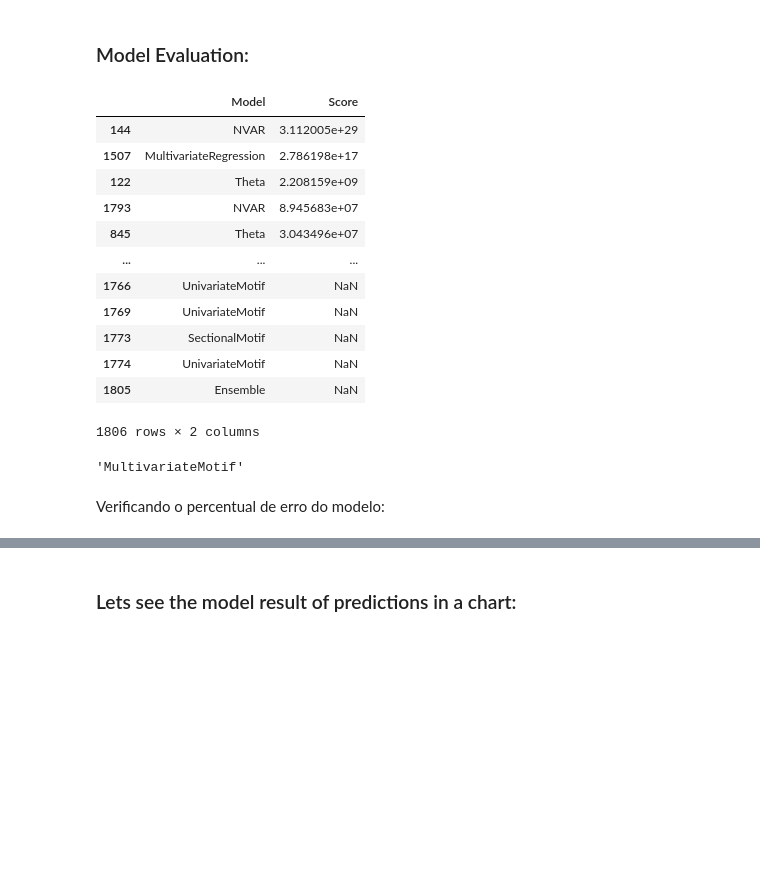
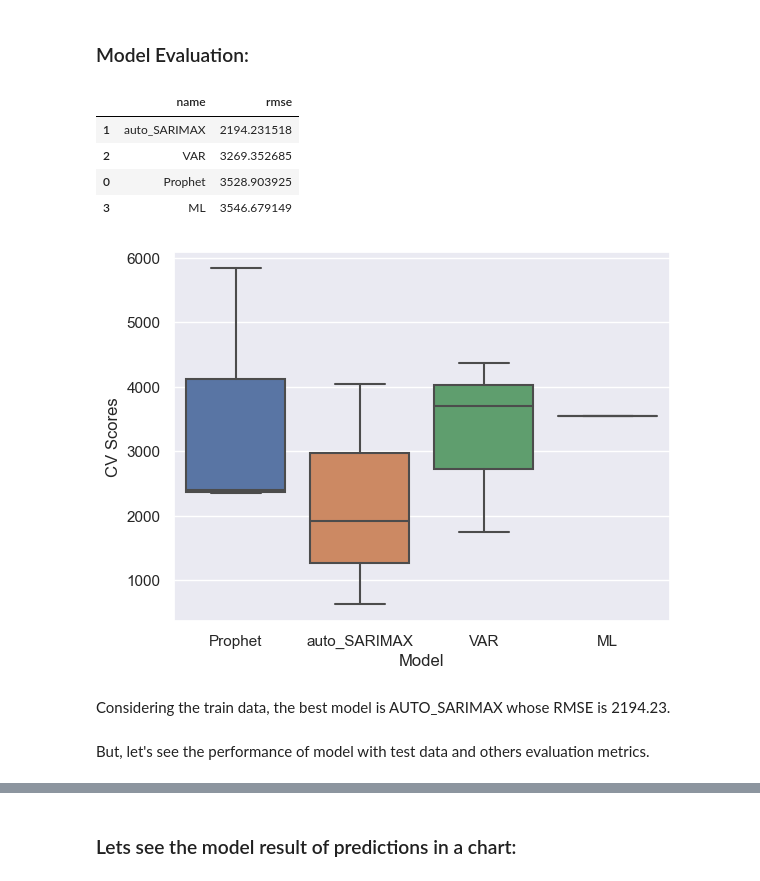
Before and after one commit to GiovannaBezerra/criptocurrency_price_prediction, a Jupyter notebook: cryptocurrency_price_prediction.ipynb, the cells around one changed output, grey strips where cells are left out. Cells and saved outputs as stored; diff of their text form; code cells hidden in the pictures; blank space fills up the shorter version.

```diff
--- a/cryptocurrency_price_prediction.ipynb
+++ b/cryptocurrency_price_prediction.ipynb
@@ -46,0 +73,14 @@ The blue line represents Simple Moving Average from last 15 days.
+# %%
+# Preparing data:
+train_chart = train.set_index('date')
+test_chart = test.set_index('date')
+
+# Building train-test chart:
+train_chart.close.plot( figsize=(18,8), fontsize=12, label='Train', color='DarkCyan')
+test_chart.close.plot(figsize=(18,8), fontsize=12, label='Test', color='Crimson')
+plt.legend()
+plt.title("Bitcoin Prices for the last 90 days", fontsize=16, color='Grey')
+plt.xlabel("Date")
+plt.ylabel("Close Price")
+
+plt.show()
@@ -55,13 +90,0 @@ with io.capture_output() as captured:
-# %%
-train_graph = train.set_index('date')
-test_graph = test.set_index('date')
-
-sns.set_theme()
-train_graph.close.plot( figsize=(18,8), fontsize=12, label='Train', color='DarkCyan')
-test_graph.close.plot(figsize=(18,8), fontsize=12, label='Test', color='Crimson')
-plt.legend()
-plt.title("Bitcoin Prices from 2021 to 2023 YTD", fontsize=16, color='Grey')
-plt.xlabel("Date")
-plt.ylabel("Close Price")
-
-plt.show()
@@ -87,0 +91,6 @@ Bitcoin Price Prediction
+# %%
+# Setting model parameters:
+model = auto_timeseries(forecast_period=test.shape[0], score_type='rmse', time_interval='D', model_type='best')
+# %%
+# Fitting model:
+model.fit(traindata=train, ts_column='date', target='close', cv=3)
@@ -89,30 +177,19 @@ Bitcoin Price Prediction
 ### Model Evaluation:
 # %%
 # Getting model results:
-model_results = model.results()
-model_results[['Model','Score']].sort_values('Score', ascending=False)
+model.get_leaderboard()
 # %% [output]
-|  | Model | Score |
-| 144 | NVAR | 3.112005e+29 |
-| 1507 | MultivariateRegression | 2.786198e+17 |
-| 122 | Theta | 2.208159e+09 |
-| 1793 | NVAR | 8.945683e+07 |
-| 845 | Theta | 3.043496e+07 |
-| ... | ... | ... |
-| 1766 | UnivariateMotif | NaN |
-| 1769 | UnivariateMotif | NaN |
-| 1773 | SectionalMotif | NaN |
-| 1774 | UnivariateMotif | NaN |
-| 1805 | Ensemble | NaN |
+|  | name | rmse |
+| 1 | auto_SARIMAX | 2194.231518 |
+| 2 | VAR | 3269.352685 |
+| 0 | Prophet | 3528.903925 |
+| 3 | ML | 3546.679149 |
-1806 rows × 2 columns
 # %%
-# compare the accuracy of different models :
-#model.get_leaderboard()
-#model.plot_cv_scores()
+# Showing the first best models:
+model.plot_cv_scores();
+# %% [output]
+[figure, added]
-# %%
-# Checking best model name:
-model.best_model_name
-# %% [output]
-'MultivariateMotif'
-# %% [markdown]
-Verificando o percentual de erro do modelo:
+# %% [markdown]
+Considering the train data, the best model is AUTO_SARIMAX whose RMSE is 2194.23.
+# %% [markdown]
+But, let's see the performance of model with test data and others evaluation metrics.
```
Also changed, not shown: parts of 25 cells of this notebook.
